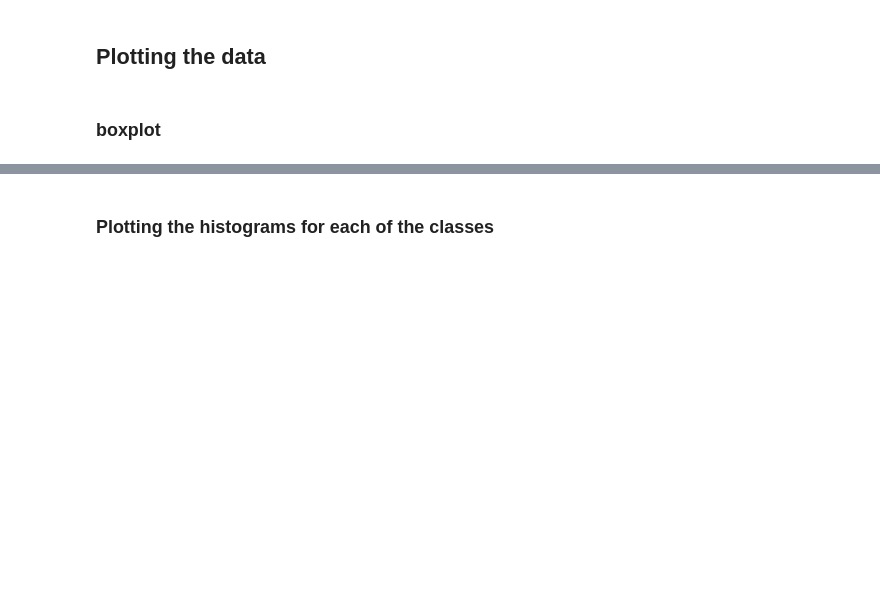
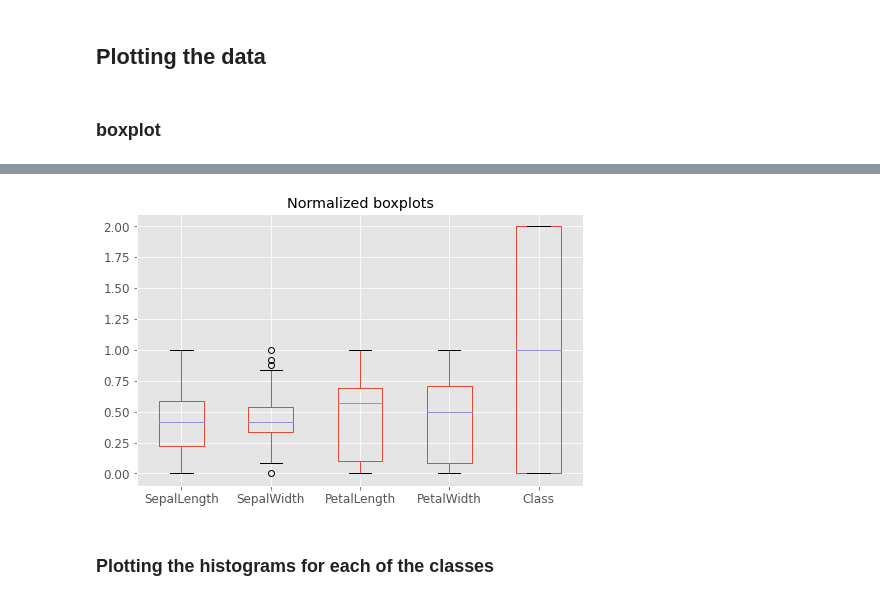
Before and after one commit to miamrodgers/4310-ML, a Jupyter notebook: ME3_NativeBayes/NaiveBayes.ipynb, the cells around one changed output, grey strips where cells are left out. Cells and saved outputs as stored; diff of their text form; code cells hidden in the pictures; blank space fills up the shorter version.

```diff
--- a/ME3_NativeBayes/NaiveBayes.ipynb
+++ b/ME3_NativeBayes/NaiveBayes.ipynb
@@ -569,3 +597,10 @@ plt.show()
+# %%
+plt.figure(figsize=(8, 5))
+normalized.boxplot()
+plt.title('Normalized boxplots')
+plt.show()
+# %% [output]
+[figure, added]
 # %% [markdown]
 ### Plotting the histograms for each of the classes
 # %%
```
Also changed, not shown: parts of 31 cells of this notebook, 3 other files.
